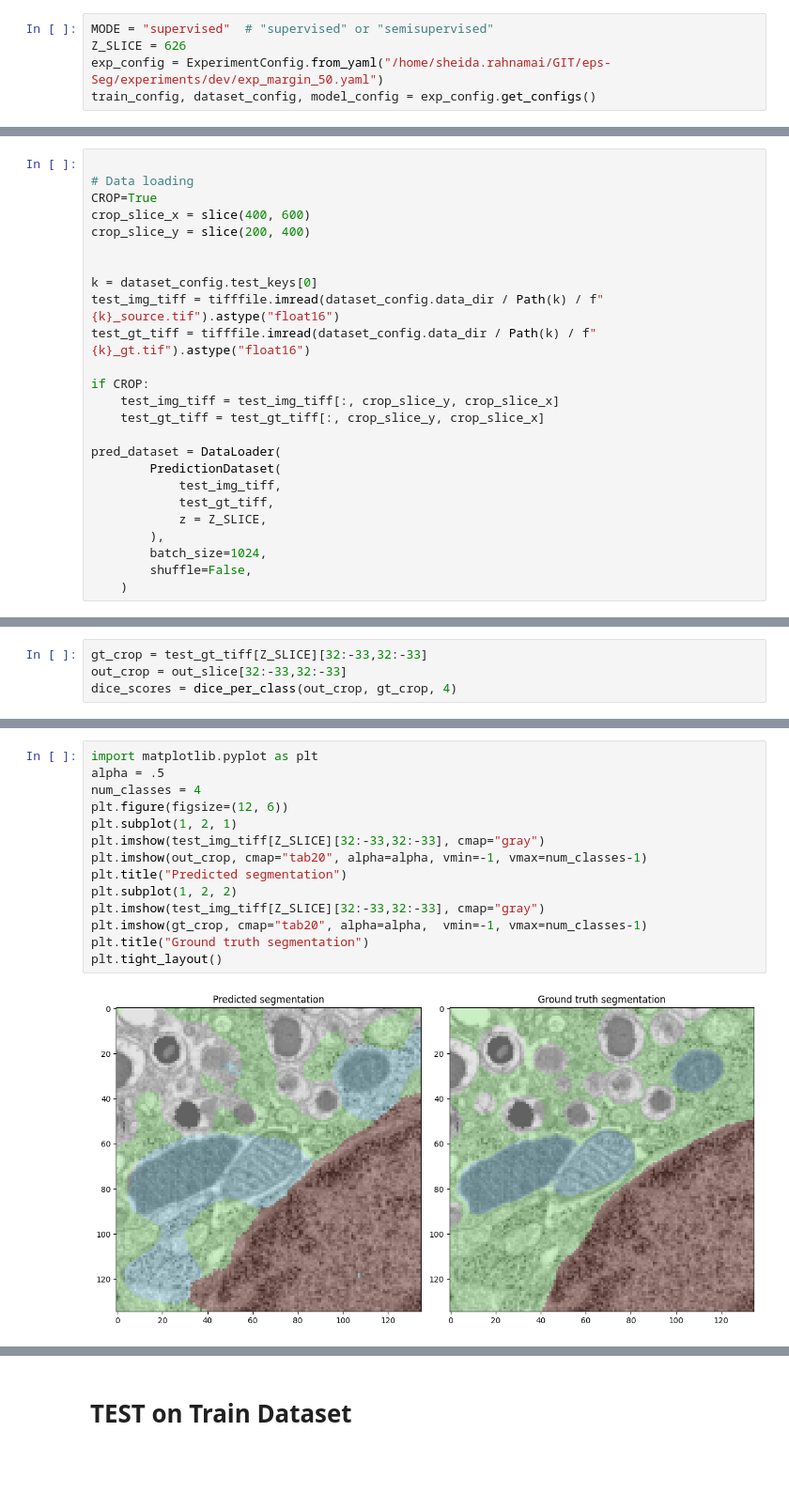
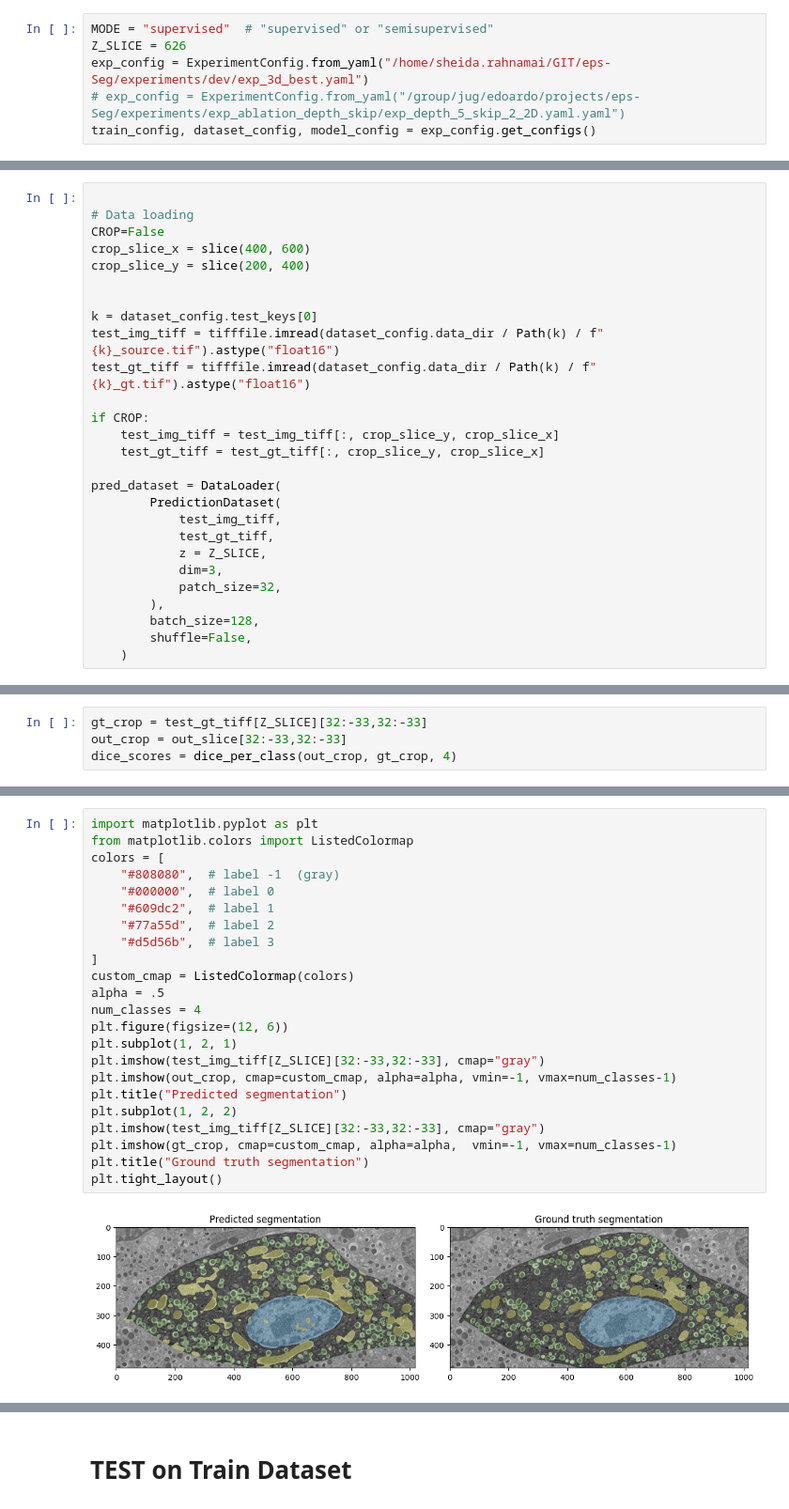
Before and after one commit to juglab/eps-Seg, a Jupyter notebook: scripts/pred.ipynb, the cells around one changed output, grey strips where cells are left out. Shown at 94% size. Saved outputs shown, nothing was run; the diff lists cells and outputs as text; blank space fills up the shorter version.

```diff
--- a/scripts/pred.ipynb
+++ b/scripts/pred.ipynb
@@ -11,6 +11,7 @@ import tqdm
 # %%
 MODE = "supervised"  # "supervised" or "semisupervised"
 Z_SLICE = 626
-exp_config = ExperimentConfig.from_yaml("/home/sheida.rahnamai/GIT/eps-Seg/experiments/dev/exp_margin_50.yaml")
+exp_config = ExperimentConfig.from_yaml("/home/sheida.rahnamai/GIT/eps-Seg/experiments/dev/exp_3d_best.yaml")
+# exp_config = ExperimentConfig.from_yaml("/group/jug/edoardo/projects/eps-Seg/experiments/exp_ablation_depth_skip/exp_depth_5_skip_2_2D.yaml.yaml")
 train_config, dataset_config, model_config = exp_config.get_configs()
 # %% [output]
@@ -50,7 +51,7 @@ Updating TopDownLayer mode from supervised to supervised
 # %%
 
 # Data loading
-CROP=True
+CROP=False
 crop_slice_x = slice(400, 600)
 crop_slice_y = slice(200, 400)
 
@@ -68,8 +69,10 @@ pred_dataset = DataLoader(
             test_img_tiff,
             test_gt_tiff,
             z = Z_SLICE,
+            dim=3,
+            patch_size=32,
         ),
-        batch_size=1024,
+        batch_size=128,
         shuffle=False,
     )
 # %%
@@ -99,19 +102,28 @@ np.float64(0.72913344906935)
 # %%
 import matplotlib.pyplot as plt
+from matplotlib.colors import ListedColormap
+colors = [
+    "#808080",  # label -1  (gray)
+    "#000000",  # label 0
+    "#609dc2",  # label 1
+    "#77a55d",  # label 2
+    "#d5d56b",  # label 3
+]
+custom_cmap = ListedColormap(colors)
 alpha = .5
 num_classes = 4
 plt.figure(figsize=(12, 6))
 plt.subplot(1, 2, 1)
 plt.imshow(test_img_tiff[Z_SLICE][32:-33,32:-33], cmap="gray")
-plt.imshow(out_crop, cmap="tab20", alpha=alpha, vmin=-1, vmax=num_classes-1)
+plt.imshow(out_crop, cmap=custom_cmap, alpha=alpha, vmin=-1, vmax=num_classes-1)
 plt.title("Predicted segmentation")
 plt.subplot(1, 2, 2)
 plt.imshow(test_img_tiff[Z_SLICE][32:-33,32:-33], cmap="gray")
-plt.imshow(gt_crop, cmap="tab20", alpha=alpha,  vmin=-1, vmax=num_classes-1)
+plt.imshow(gt_crop, cmap=custom_cmap, alpha=alpha,  vmin=-1, vmax=num_classes-1)
 plt.title("Ground truth segmentation")
 plt.tight_layout()
 # %% [output]
-[figure, old version]
+[figure, new version]
 # %%
 num_classes =  4
 dice_scores = dice_per_class(out_crop, gt_crop, num_classes)
```
Also changed, not shown: parts of 9 cells of this notebook, 4 other files.
